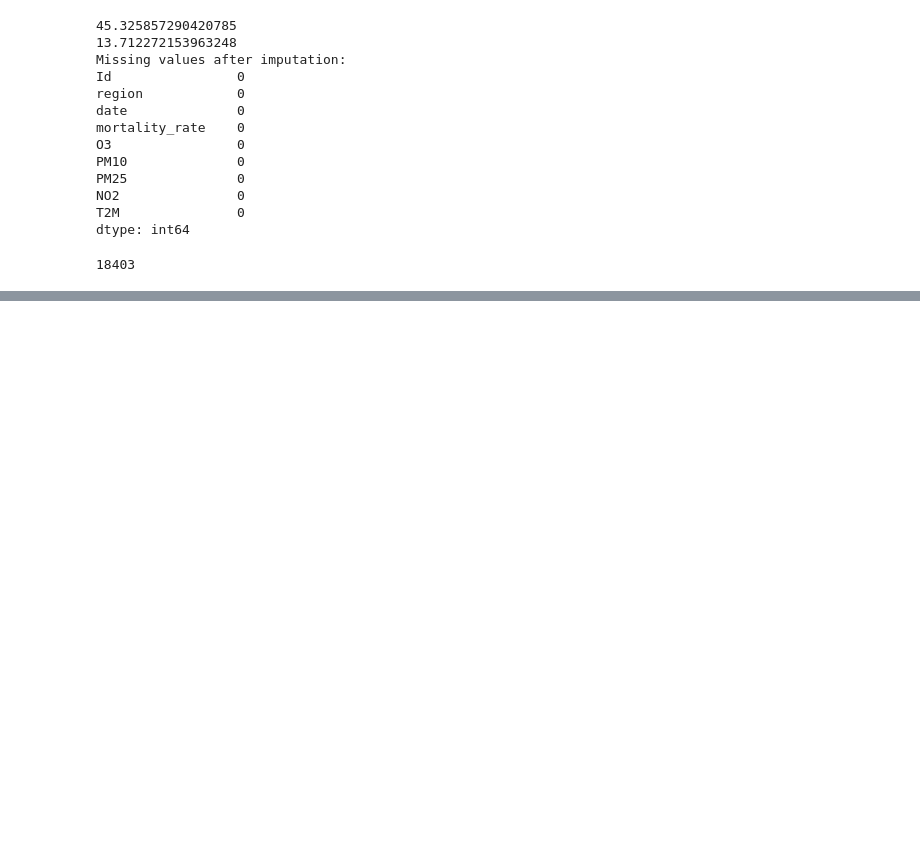
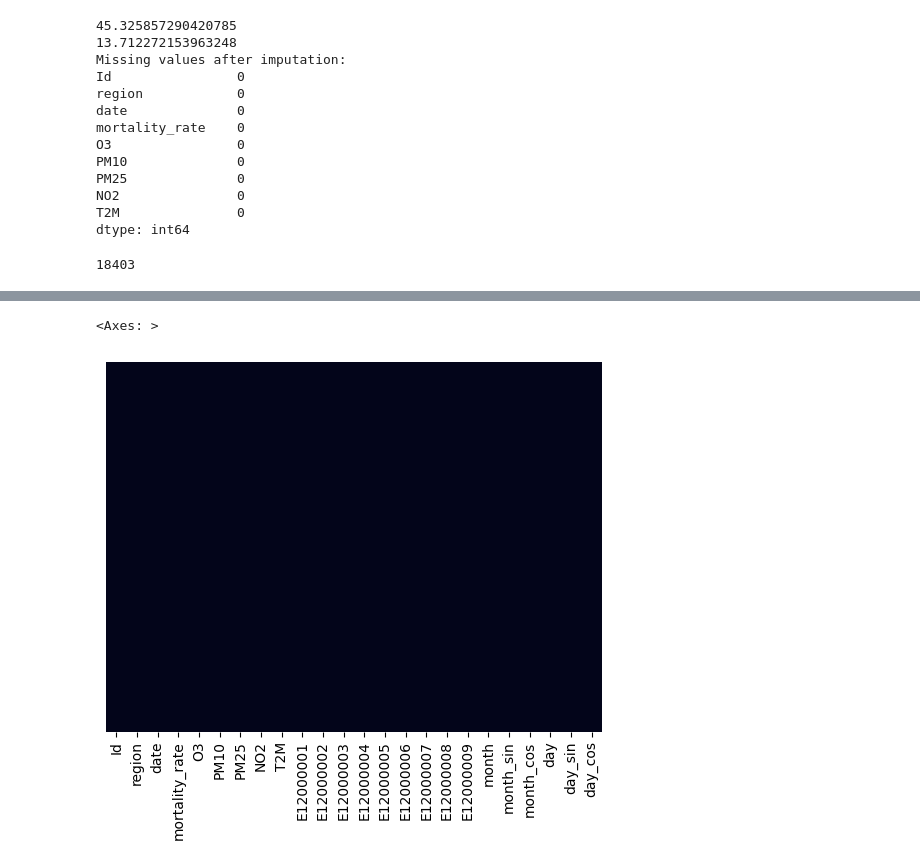
Before and after one commit to Frannerz/air_pollution_analysis, a Jupyter notebook: notebooks/machine_learning_air_pollution.ipynb, the cells around one changed output, grey strips where cells are left out. Drawn from its saved outputs; the diff is of its cells as text; code cells hidden in the pictures; blank space fills up the shorter version.

```diff
--- a/notebooks/machine_learning_air_pollution.ipynb
+++ b/notebooks/machine_learning_air_pollution.ipynb
@@ -278,0 +348,3 @@ pd.crosstab(train.education, train.target,margins=True)/train.shape[0]
+# %%
+train_pp  = pd.read_csv("../data_clean/train_pp.csv")
+test_pp = pd.read_csv("../data_clean/test_pp.csv")
@@ -278,0 +411,5 @@ pd.crosstab(train.education, train.target,margins=True)/train.shape[0]
+# %%
+sns.heatmap(train_pp.isnull(),cbar=False,yticklabels=False)
+# %% [output]
+<Axes: >
+[figure, added]
```
Also changed, not shown: parts of 27 cells of this notebook, 2 other files.
